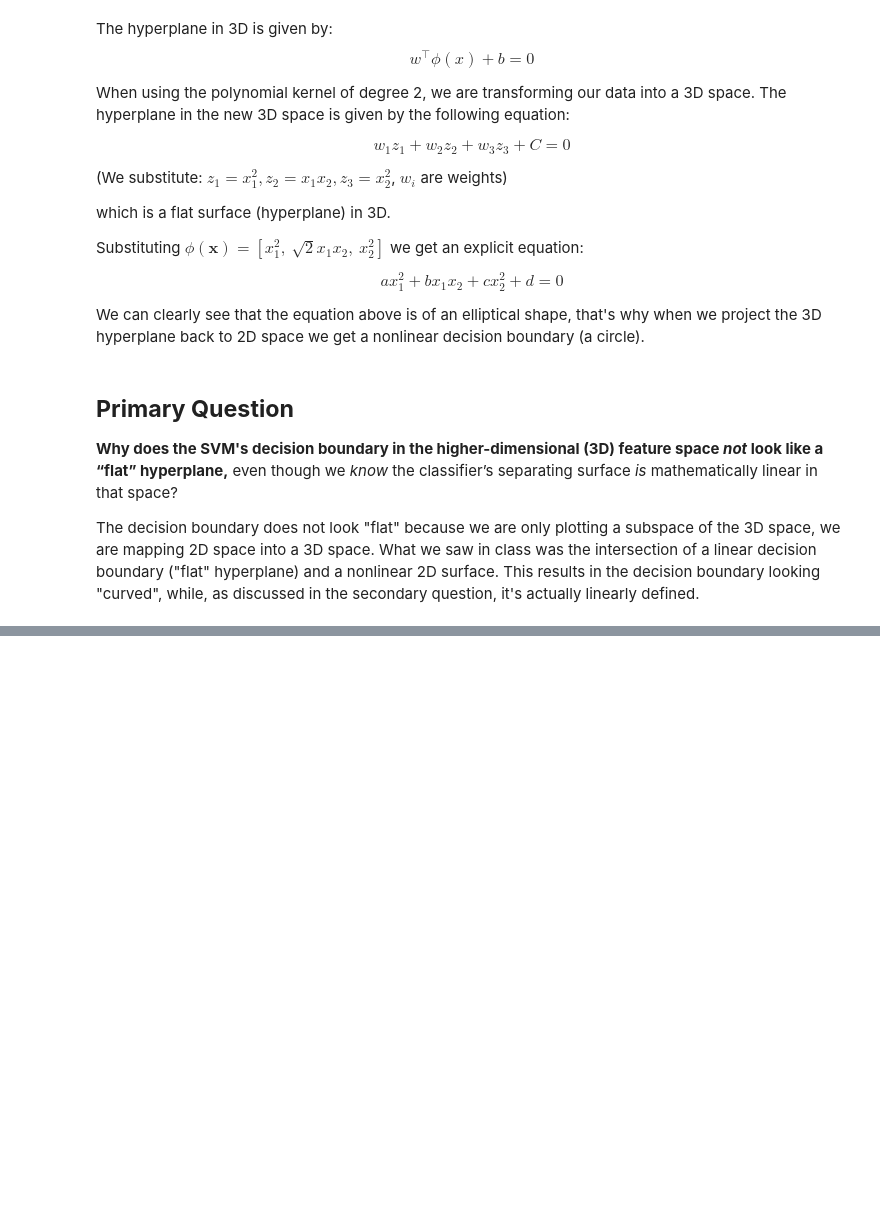
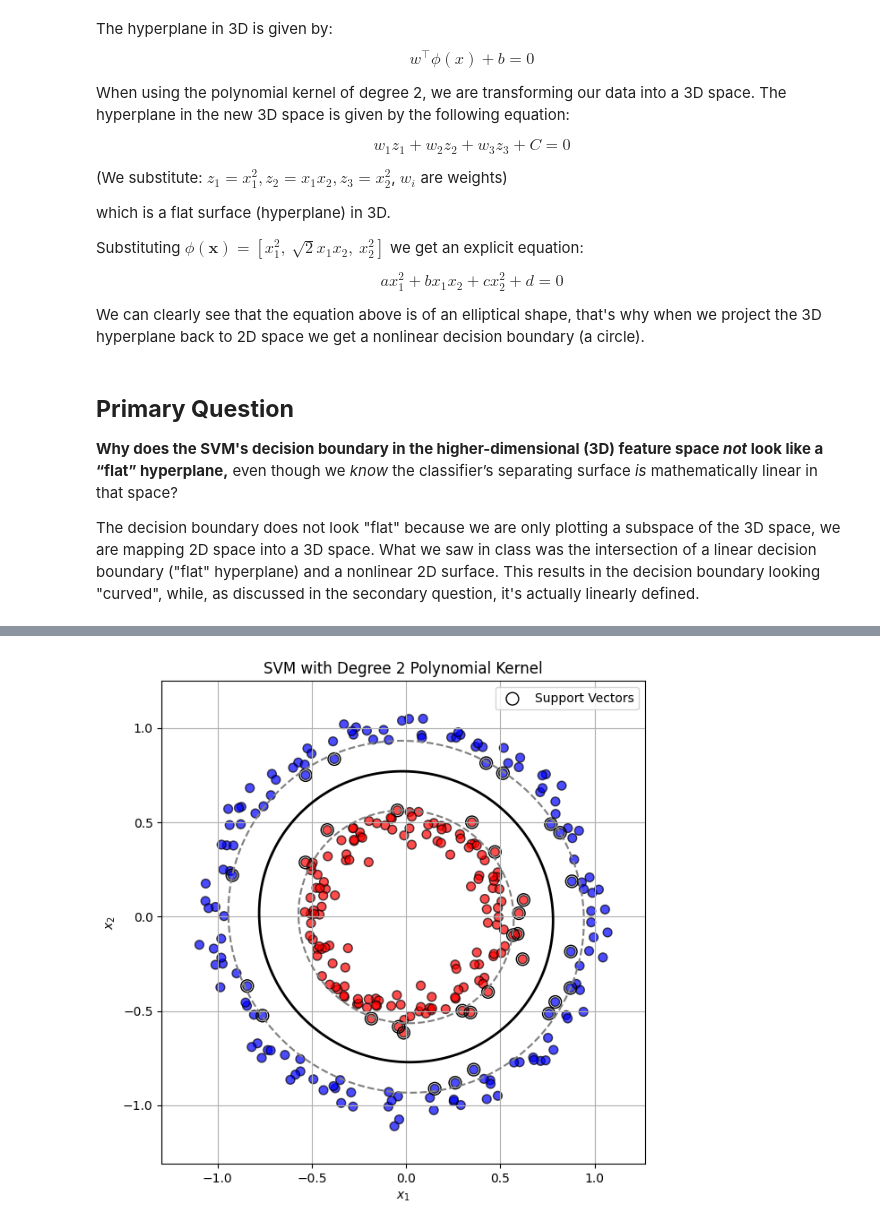
Before and after one commit to ewapajak/ML, a Jupyter notebook: Homework05_kernel_methods.ipynb, the cells around one changed output, grey strips where cells are left out. Drawn from its saved outputs; the diff is of its cells as text; code cells hidden in the pictures; blank space fills up the shorter version.

```diff
--- a/Homework05_kernel_methods.ipynb
+++ b/Homework05_kernel_methods.ipynb
@@ -47,0 +50,85 @@ The decision boundary does not look "flat" because we are only plotting a subspa
+# %%
+import numpy as np
+import matplotlib.pyplot as plt
+from sklearn.svm import SVC
+from sklearn.datasets import make_circles
+
+# 1. Generate Data (Concentric Circles for Non-Linear Separation)
+np.random.seed(42)
+X, y = make_circles(n_samples=300, factor=0.5, noise=0.05)
+
+# Convert labels from (0,1) to (-1,1) for SVM
+y = np.where(y == 0, -1, 1)
+
+# 2. Train SVM with Polynomial Kernel (Degree 2, c=0)
+clf = SVC(kernel='poly', degree=2, C=1.0, coef0=0, gamma=1)
+# scikit uses a complex scaled gamma for the kernels. Here we want to use non-optimal (but simplest!) kernels
+# K(x, x') = (x^T x')^2
+clf.fit(X, y)
+
+# 3. Create Meshgrid for Plotting Decision Boundary
+x_min, x_max = X[:, 0].min() - 0.2, X[:, 0].max() + 0.2
+y_min, y_max = X[:, 1].min() - 0.2, X[:, 1].max() + 0.2
+xx, yy = np.meshgrid(np.linspace(x_min, x_max, 500), np.linspace(y_min, y_max, 500))
+
+# Flatten and Stack Grid for Prediction
+grid = np.c_[xx.ravel(), yy.ravel()]
+decision = clf.decision_function(grid)
+decision = decision.reshape(xx.shape)
+
+# 4. Plot Data Points and Decision Boundary
+plt.figure(figsize=(10, 7))
+plt.scatter(X[:, 0], X[:, 1], c=y, cmap='bwr', edgecolors='k', s=50, alpha=0.7)
+
+# Plot Decision Boundary and Margins
+plt.contour(xx, yy, decision, levels=[0], linewidths=2, colors='k')
+plt.contour(xx, yy, decision, levels=[-1, 1], linestyles='--', colors='grey')
+
+# Highlight Support Vectors
+plt.scatter(clf.support_vectors_[:, 0], clf.support_vectors_[:, 1],
+            s=100, linewidth=1, facecolors='none', edgecolors='k', label='Support Vectors')
+
+plt.title('SVM with Degree 2 Polynomial Kernel')
+plt.xlabel('$x_1$')
+plt.ylabel('$x_2$')
+plt.legend()
+plt.grid(True)
+
+plt.gca().set_aspect('equal')  #  making the plot square
+plt.show()
+
+
+# 3D Plot for phi(x) with Decision Boundary
+fig = plt.figure(figsize=(12, 8))
+ax = fig.add_subplot(111, projection='3d')
+
+# 5. Visualize Explicit Mapping phi(x) = [x1^2, sqrt(2) x1 x2, x2^2]
+
+# Apply phi(x) to each point
+phi_X = np.array([[x[0]**2, np.sqrt(2)*x[0]*x[1], x[1]**2] for x in X])
+
+# Apply phi(x) to the meshgrid for decision boundary
+phi_grid = np.array([[x[0]**2, np.sqrt(2)*x[0]*x[1], x[1]**2] for x in grid])
+
+# Scatter plot of transformed data
+ax.scatter(phi_X[:, 0], phi_X[:, 1], phi_X[:, 2], c=y, cmap='bwr', edgecolors='k', s=50, alpha=0.7, label='Data Points')
+
+# Plot only the decision boundary contour (i.e. where decision == 0)
+grid_decision = clf.decision_function(grid)
+contour_mask = np.isclose(grid_decision, 0, atol=0.01)  # select points near decision boundary
+ax.scatter(phi_grid[contour_mask, 0], phi_grid[contour_mask, 1], phi_grid[contour_mask, 2],
+           c='k', s=5, label='Decision Boundary')
+
+# Set axis labels and title for 3D plot
+ax.set_title('Explicit Mapping $\phi(x) = [x_1^2, \sqrt{2} x_1 x_2, x_2^2]$ with Decision Boundary')
+ax.set_xlabel('$x_1^2$')
+ax.set_ylabel('$\sqrt{2} x_1 x_2$')
+ax.set_zlabel('$x_2^2$')
+
+# Add legend and grid
+ax.legend()
+ax.grid(True)
+
+plt.show()
+# %% [output]
+[figure, added]
```
Also changed, not shown: parts of 4 cells of this notebook.
